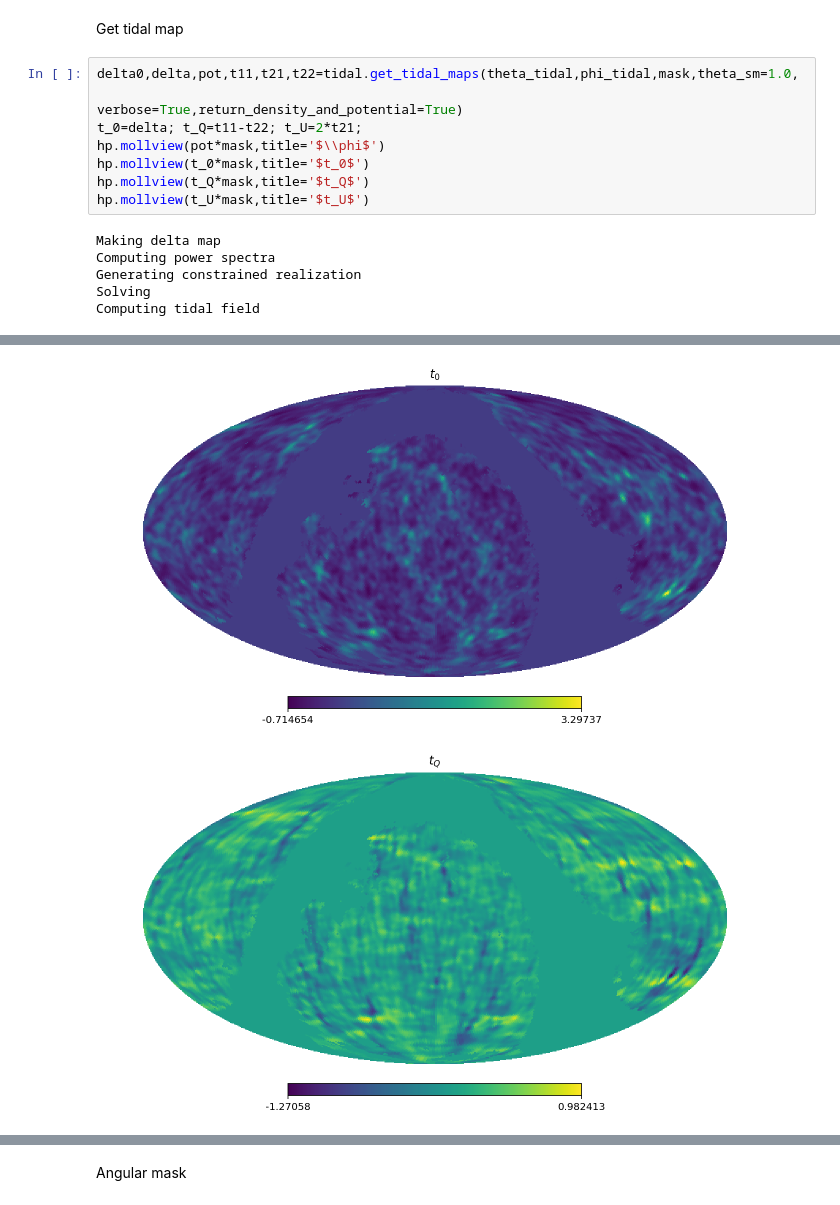
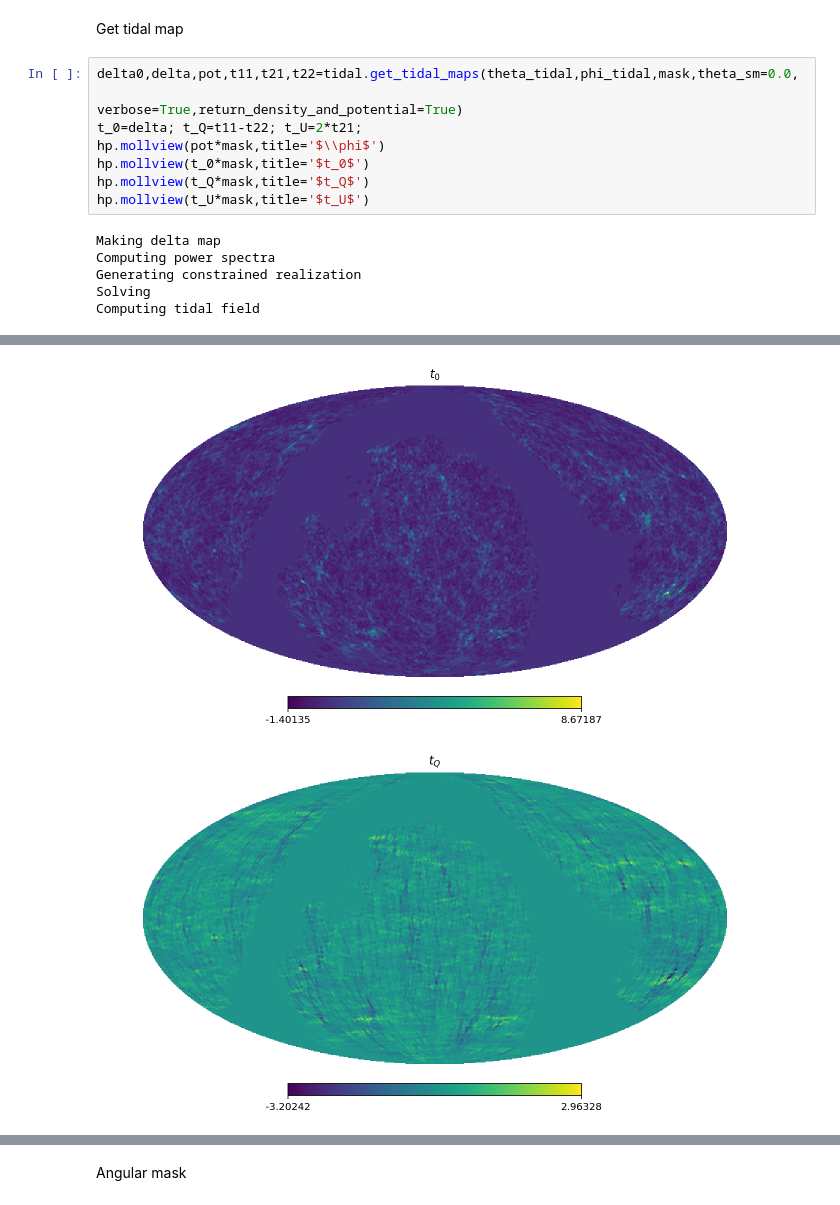
Before and after one commit to damonge/TidAl, a Jupyter notebook: Estimators.ipynb, the cells around one changed output, grey strips where cells are left out. Saved outputs shown, nothing was run; the diff lists cells and outputs as text.

```diff
--- a/Estimators.ipynb
+++ b/Estimators.ipynb
@@ -41,19 +42,19 @@ hp.mollview(mask)
 # %% [markdown]
 Get tidal map
 # %%
-delta0,delta,pot,t11,t21,t22=tidal.get_tidal_maps(theta_tidal,phi_tidal,mask,theta_sm=1.0,
+delta0,delta,pot,t11,t21,t22=tidal.get_tidal_maps(theta_tidal,phi_tidal,mask,theta_sm=0.0,
                                                   verbose=True,return_density_and_potential=True)
 t_0=delta; t_Q=t11-t22; t_U=2*t21;
 hp.mollview(pot*mask,title='$\\phi$')
 hp.mollview(t_0*mask,title='$t_0$')
 hp.mollview(t_Q*mask,title='$t_Q$')
 hp.mollview(t_U*mask,title='$t_U$')
 # %% [output]
 Making delta map
 Computing power spectra
 Generating constrained realization
 Solving
 Computing tidal field
 [figure]
-[figure, old version]
+[figure, new version]
-[figure, old version]
+[figure, new version]
```
Also changed, not shown: parts of 9 cells of this notebook.
